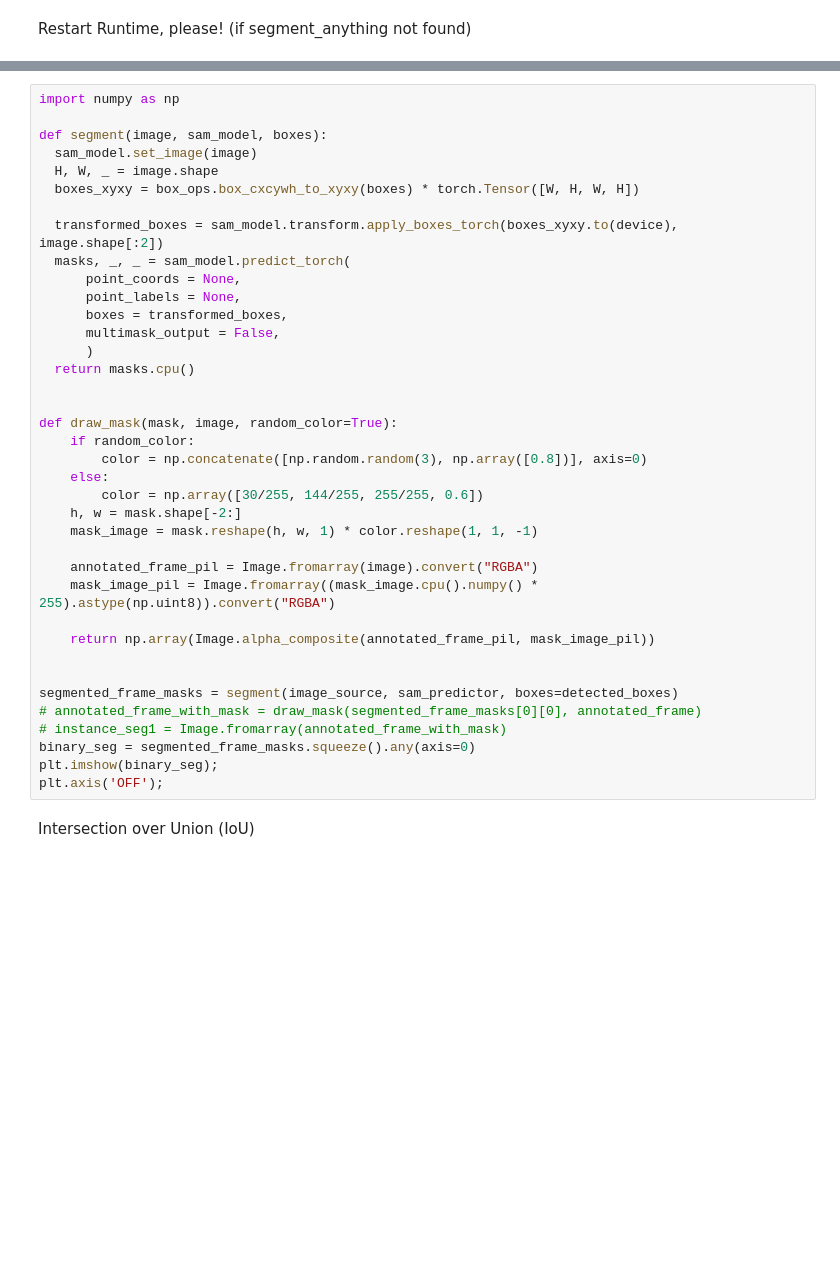
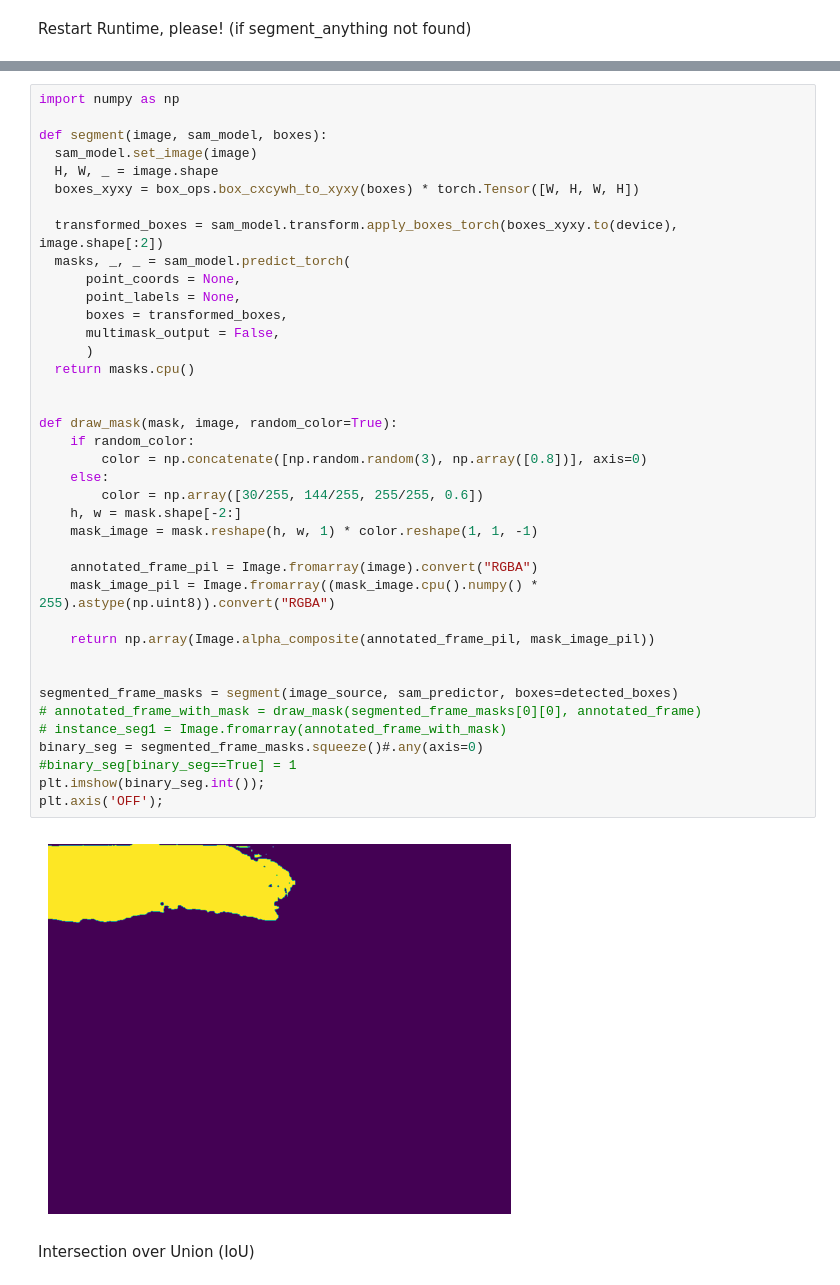
Before and after one commit to jenniferhiga/HCI_AI_RoboticSurgery, a Jupyter notebook: Grounded_SAM_Tool_Instance_Segmentation.ipynb, the cells around one changed output, grey strips where cells are left out. Saved outputs shown, nothing was run; the diff lists cells and outputs as text; blank space fills up the shorter version.

```diff
--- a/Grounded_SAM_Tool_Instance_Segmentation.ipynb
+++ b/Grounded_SAM_Tool_Instance_Segmentation.ipynb
@@ -368,34 +412,37 @@ def segment(image, sam_model, boxes):
   boxes_xyxy = box_ops.box_cxcywh_to_xyxy(boxes) * torch.Tensor([W, H, W, H])
 
   transformed_boxes = sam_model.transform.apply_boxes_torch(boxes_xyxy.to(device), image.shape[:2])
   masks, _, _ = sam_model.predict_torch(
       point_coords = None,
       point_labels = None,
       boxes = transformed_boxes,
       multimask_output = False,
       )
   return masks.cpu()
 
 
 def draw_mask(mask, image, random_color=True):
     if random_color:
         color = np.concatenate([np.random.random(3), np.array([0.8])], axis=0)
     else:
         color = np.array([30/255, 144/255, 255/255, 0.6])
     h, w = mask.shape[-2:]
     mask_image = mask.reshape(h, w, 1) * color.reshape(1, 1, -1)
 
     annotated_frame_pil = Image.fromarray(image).convert("RGBA")
     mask_image_pil = Image.fromarray((mask_image.cpu().numpy() * 255).astype(np.uint8)).convert("RGBA")
 
     return np.array(Image.alpha_composite(annotated_frame_pil, mask_image_pil))
 
 
 segmented_frame_masks = segment(image_source, sam_predictor, boxes=detected_boxes)
 # annotated_frame_with_mask = draw_mask(segmented_frame_masks[0][0], annotated_frame)
 # instance_seg1 = Image.fromarray(annotated_frame_with_mask)
-binary_seg = segmented_frame_masks.squeeze().any(axis=0)
-plt.imshow(binary_seg);
+binary_seg = segmented_frame_masks.squeeze()#.any(axis=0)
+#binary_seg[binary_seg==True] = 1
+plt.imshow(binary_seg.int());
 plt.axis('OFF');
+# %% [output]
+[figure, added]
 # %% [markdown]
 Intersection over Union (IoU)
```
Also changed, not shown: parts of 14 cells of this notebook.
